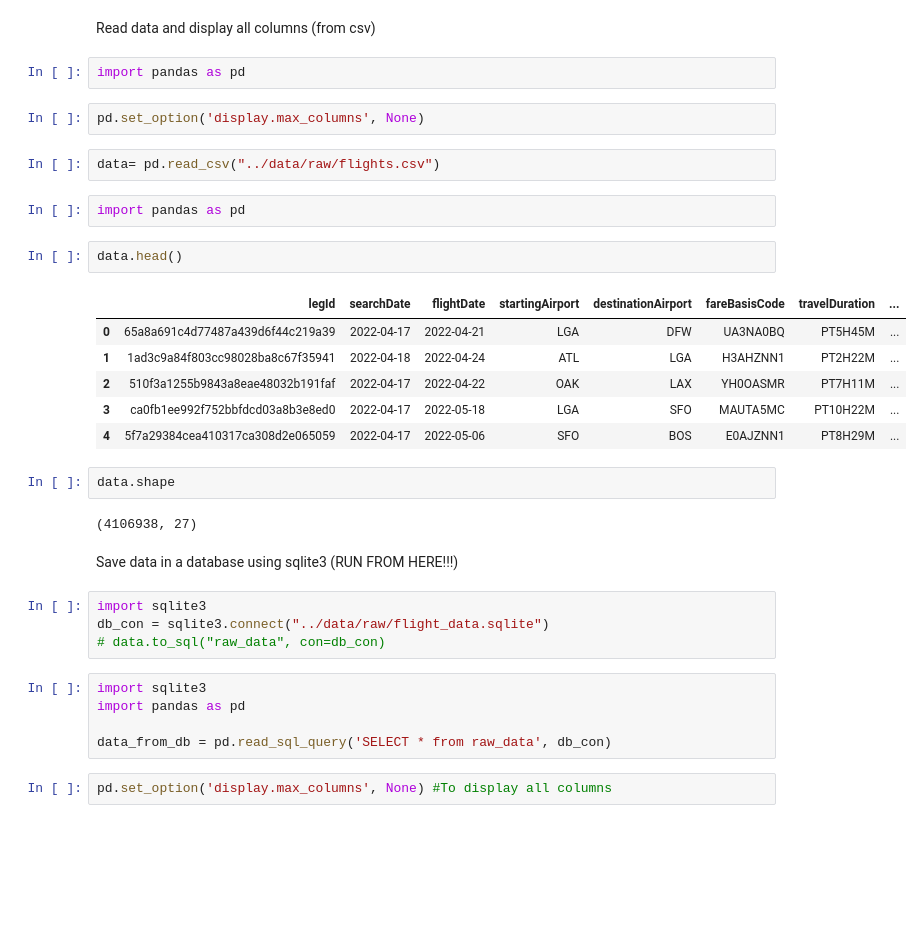
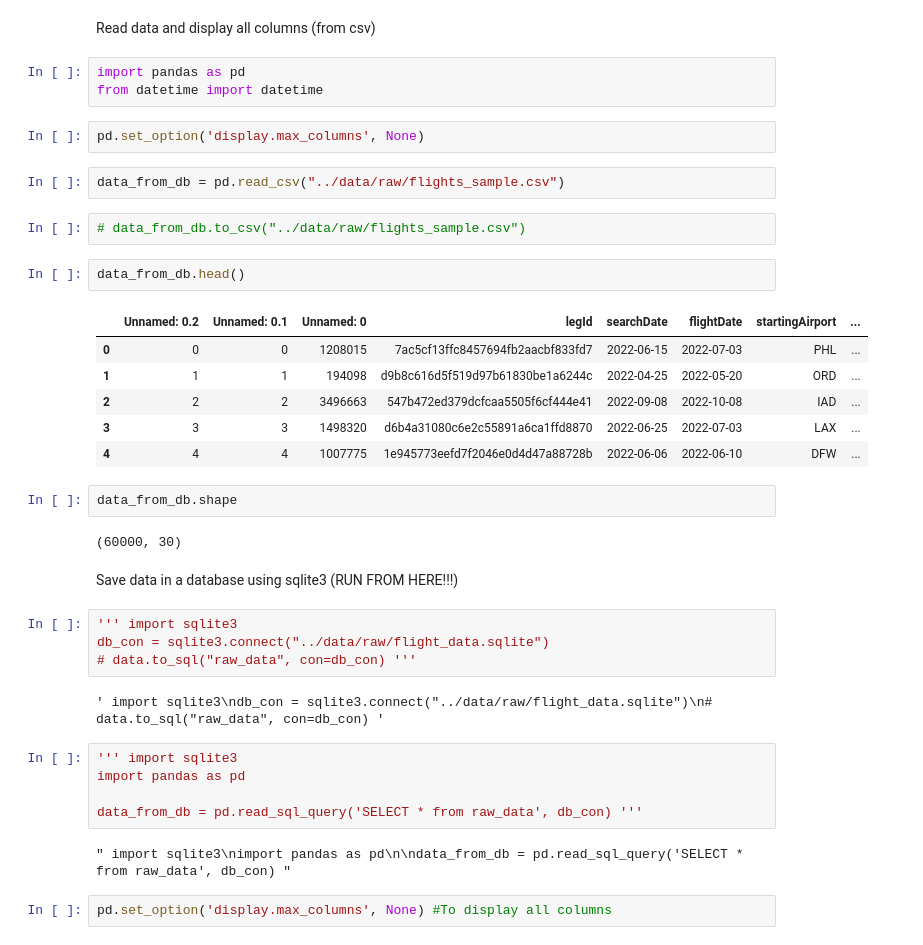
Before and after one commit to maria-pigazzi/flight-predictions-project, a Jupyter notebook: src/explore.ipynb, the cells around one changed output. Saved outputs shown, nothing was run; the diff lists cells and outputs as text; blank space fills up the shorter version.

```diff
--- a/src/explore.ipynb
+++ b/src/explore.ipynb
@@ -4,36 +4,41 @@
 Read data and display all columns (from csv)
 # %%
 import pandas as pd
+from datetime import datetime
 # %%
 pd.set_option('display.max_columns', None)
 # %%
-data= pd.read_csv("../data/raw/flights.csv")
+data_from_db = pd.read_csv("../data/raw/flights_sample.csv")
-# %%
-import pandas as pd
+# %%
+# data_from_db.to_csv("../data/raw/flights_sample.csv")
 # %%
-data.head()
+data_from_db.head()
 # %% [output]
-|  | legId | searchDate | flightDate | startingAirport | destinationAirport | fareBasisCode | travelDuration | ... |
-| 0 | 65a8a691c4d77487a439d6f44c219a39 | 2022-04-17 | 2022-04-21 | LGA | DFW | UA3NA0BQ | PT5H45M | ... |
-| 1 | 1ad3c9a84f803cc98028ba8c67f35941 | 2022-04-18 | 2022-04-24 | ATL | LGA | H3AHZNN1 | PT2H22M | ... |
-| 2 | 510f3a1255b9843a8eae48032b191faf | 2022-04-17 | 2022-04-22 | OAK | LAX | YH0OASMR | PT7H11M | ... |
-| 3 | ca0fb1ee992f752bbfdcd03a8b3e8ed0 | 2022-04-17 | 2022-05-18 | LGA | SFO | MAUTA5MC | PT10H22M | ... |
-| 4 | 5f7a29384cea410317ca308d2e065059 | 2022-04-17 | 2022-05-06 | SFO | BOS | E0AJZNN1 | PT8H29M | ... |
+|  | Unnamed: 0.2 | Unnamed: 0.1 | Unnamed: 0 | legId | searchDate | flightDate | startingAirport | ... |
+| 0 | 0 | 0 | 1208015 | 7ac5cf13ffc8457694fb2aacbf833fd7 | 2022-06-15 | 2022-07-03 | PHL | ... |
+| 1 | 1 | 1 | 194098 | d9b8c616d5f519d97b61830be1a6244c | 2022-04-25 | 2022-05-20 | ORD | ... |
+| 2 | 2 | 2 | 3496663 | 547b472ed379dcfcaa5505f6cf444e41 | 2022-09-08 | 2022-10-08 | IAD | ... |
+| 3 | 3 | 3 | 1498320 | d6b4a31080c6e2c55891a6ca1ffd8870 | 2022-06-25 | 2022-07-03 | LAX | ... |
+| 4 | 4 | 4 | 1007775 | 1e945773eefd7f2046e0d4d47a88728b | 2022-06-06 | 2022-06-10 | DFW | ... |
 # %%
-data.shape
+data_from_db.shape
 # %% [output]
-(4106938, 27)
+(60000, 30)
 # %% [markdown]
 Save data in a database using sqlite3 (RUN FROM HERE!!!)
 # %%
-import sqlite3
+''' import sqlite3
 db_con = sqlite3.connect("../data/raw/flight_data.sqlite")
-# data.to_sql("raw_data", con=db_con)
+# data.to_sql("raw_data", con=db_con) '''
+# %% [output]
+' import sqlite3\ndb_con = sqlite3.connect("../data/raw/flight_data.sqlite")\n# data.to_sql("raw_data", con=db_con) '
 # %%
-import sqlite3
+''' import sqlite3
 import pandas as pd
 
-data_from_db = pd.read_sql_query('SELECT * from raw_data', db_con)
+data_from_db = pd.read_sql_query('SELECT * from raw_data', db_con) '''
+# %% [output]
+" import sqlite3\nimport pandas as pd\n\ndata_from_db = pd.read_sql_query('SELECT * from raw_data', db_con) "
 # %%
 pd.set_option('display.max_columns', None) #To display all columns
 # %%
```
Also changed, not shown: parts of 63 cells of this notebook.
